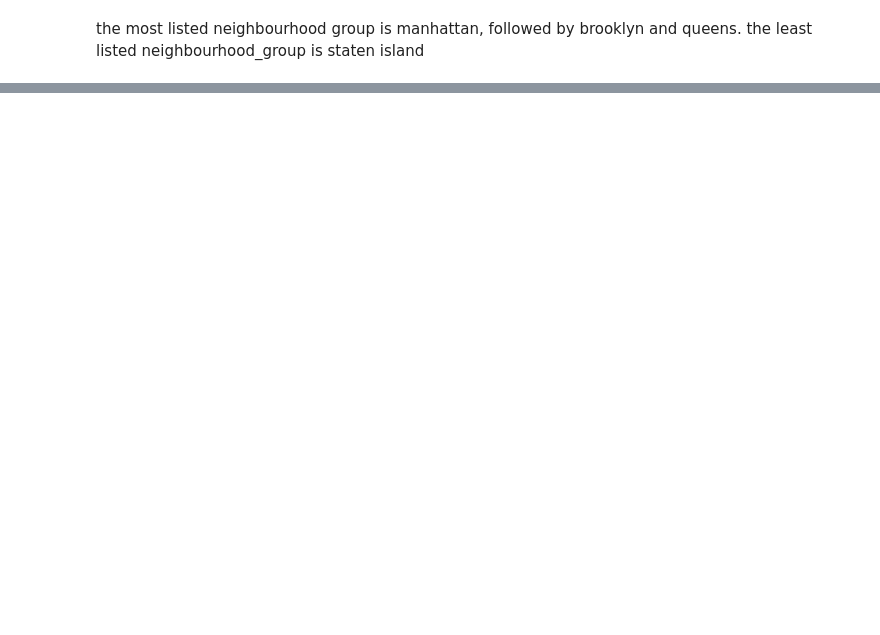
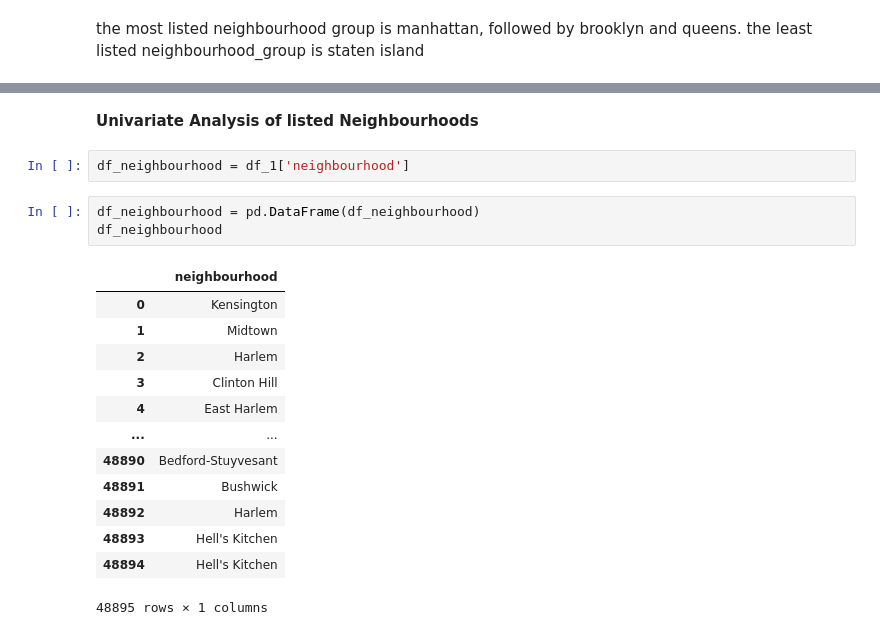
Before and after one commit to salu218/Airbnb_NY_2019_EDA, a Jupyter notebook: Airbnb_project.ipynb, the cells around one changed output, grey strips where cells are left out. Saved outputs shown, nothing was run; the diff lists cells and outputs as text; blank space fills up the shorter version.

```diff
--- a/Airbnb_project.ipynb
+++ b/Airbnb_project.ipynb
@@ -637,3 +618,24 @@ fig = px.histogram(df_neighbourhood_group, x="neighbourhood_group", category_ord
 fig.show(renderer='colab')
 # %% [output]
 [interactive output not drawn]
+# %% [markdown]
+**Univariate Analysis of listed Neighbourhoods**
+# %%
+df_neighbourhood = df_1['neighbourhood']
+# %%
+df_neighbourhood = pd.DataFrame(df_neighbourhood)
+df_neighbourhood
+# %% [output]
+|  | neighbourhood |
+| 0 | Kensington |
+| 1 | Midtown |
+| 2 | Harlem |
+| 3 | Clinton Hill |
+| 4 | East Harlem |
+| ... | ... |
+| 48890 | Bedford-Stuyvesant |
+| 48891 | Bushwick |
+| 48892 | Harlem |
+| 48893 | Hell's Kitchen |
+| 48894 | Hell's Kitchen |
+48895 rows × 1 columns
```
Also changed, not shown: parts of 7 cells of this notebook.
